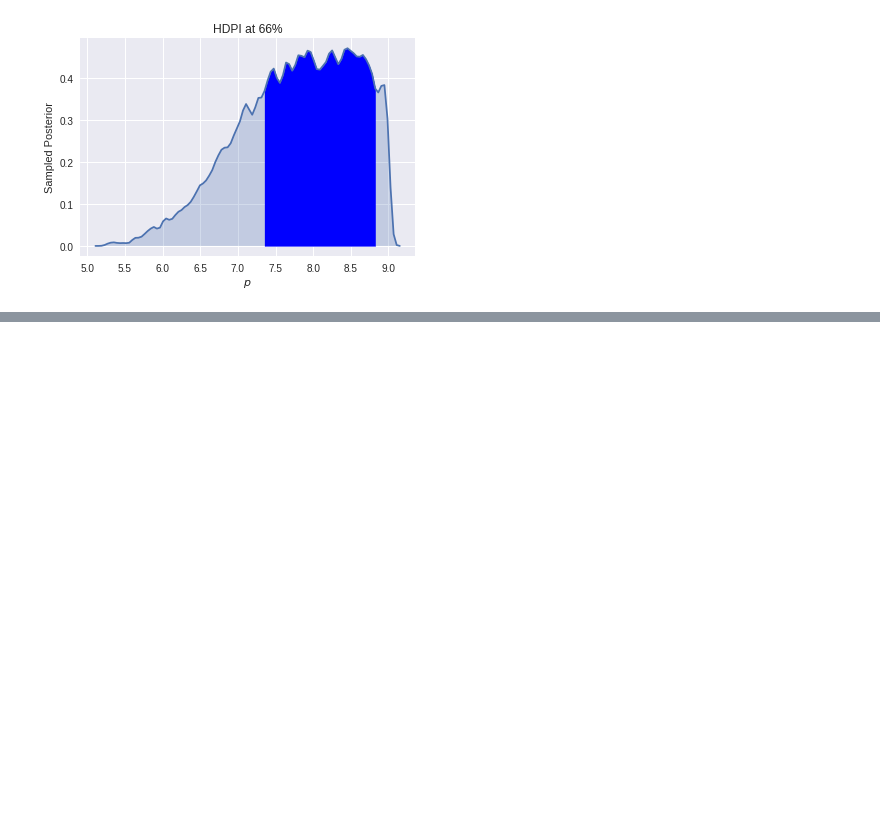
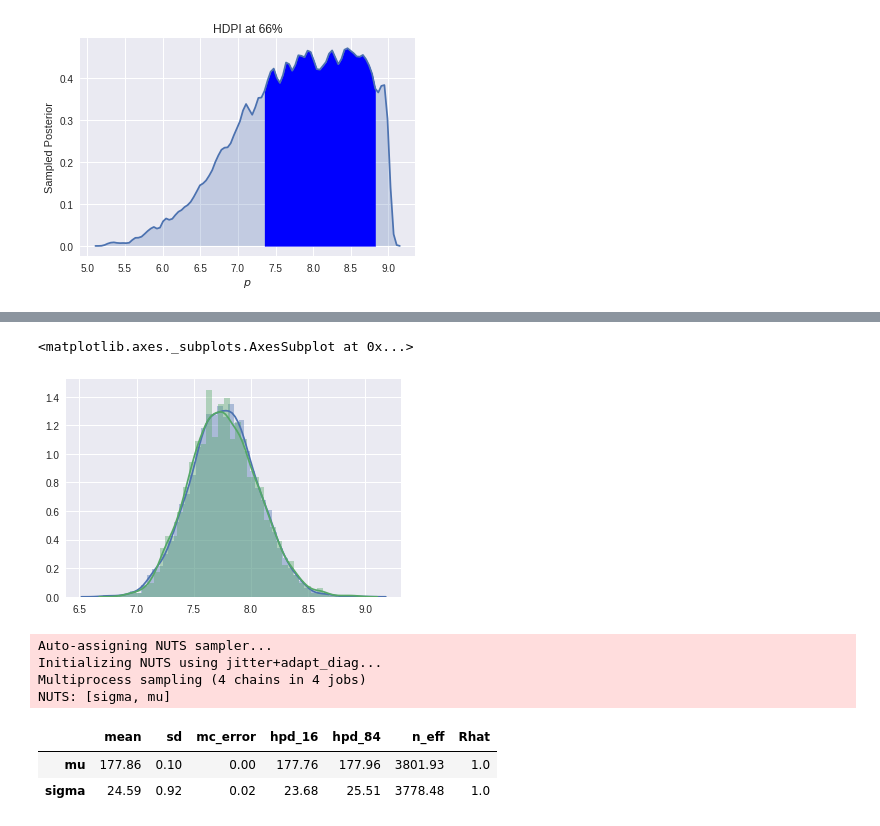
Before and after one commit to saint-germain/marginalization_bayes, a Jupyter notebook: stat_reth_ch4.ipynb, the cells around one changed output, grey strips where cells are left out. Drawn from its saved outputs; the diff is of its cells as text; code cells hidden in the pictures; blank space fills up the shorter version.

```diff
--- a/stat_reth_ch4.ipynb
+++ b/stat_reth_ch4.ipynb
@@ -345,0 +400,23 @@ array([[ 0.41199399,         nan],
+# %%
+sns.distplot(samps_quad[:,1])
+sns.distplot(trace_h['sigma'])
+# %% [output]
+<matplotlib.axes._subplots.AxesSubplot at 0x...>
+[figure, added]
+# %%
+with pm.Model() as h_model:
+    mu = pm.Normal('mu', mu=178, sd=0.1)
+    sigma = pm.Uniform('sigma', lower=0, upper=50)
+    height = pm.Normal('height', mu=mu, sd=sigma, observed=ds2.height)
+    trace_h = pm.sample(1000, tune=1000)
+# %% [output]
+Auto-assigning NUTS sampler...
+Initializing NUTS using jitter+adapt_diag...
+Multiprocess sampling (4 chains in 4 jobs)
+NUTS: [sigma, mu]
+# %%
+pm.summary(trace_h, alpha=.32).round(2)
+# %% [output]
+|  | mean | sd | mc_error | hpd_16 | hpd_84 | n_eff | Rhat |
+| mu | 177.86 | 0.10 | 0.00 | 177.76 | 177.96 | 3801.93 | 1.0 |
+| sigma | 24.59 | 0.92 | 0.02 | 23.68 | 25.51 | 3778.48 | 1.0 |
```
Also changed, not shown: parts of 43 cells of this notebook.
